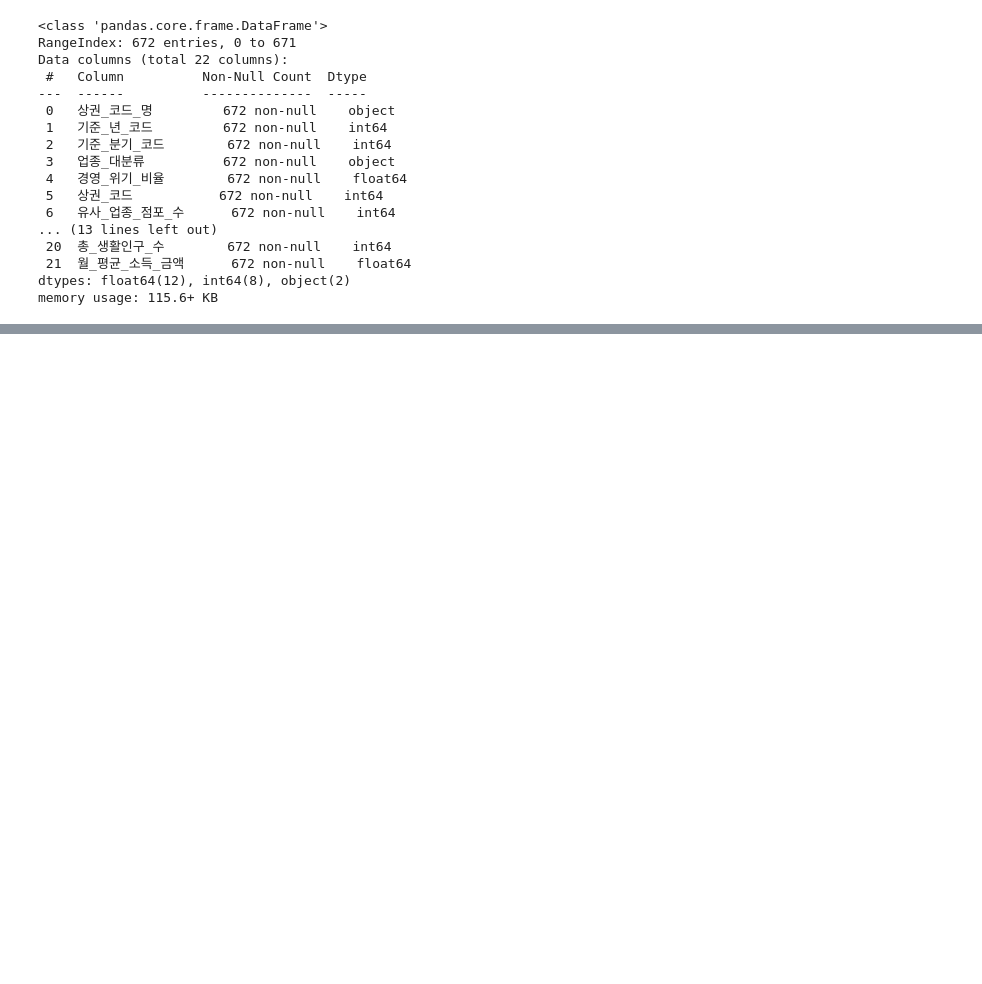
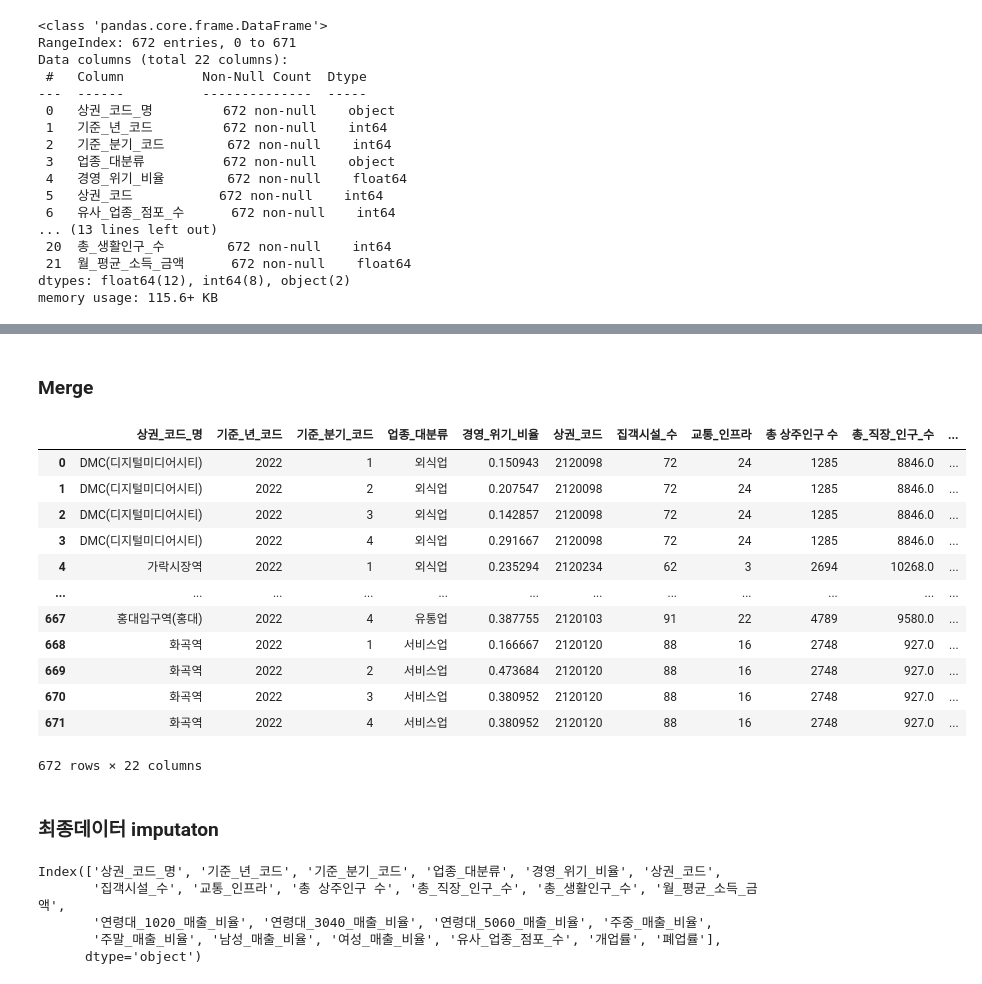
Before and after one commit to kae1128/wadada, a Jupyter notebook: data_preprocessing/SEOUL_CLASS_1_preprocessing.ipynb, the cells around one changed output, grey strips where cells are left out. Cells and saved outputs as stored; diff of their text form; code cells hidden in the pictures; blank space fills up the shorter version.

```diff
--- a/data_preprocessing/SEOUL_CLASS_1_preprocessing.ipynb
+++ b/data_preprocessing/SEOUL_CLASS_1_preprocessing.ipynb
@@ -78,0 +312,2 @@ memory usage: 115.6+ KB
+# %%
+sum_store.drop(['점포_수', '개업_점포_수', '폐업_점포_수'], axis=1, inplace=True)
@@ -78,0 +330,30 @@ memory usage: 115.6+ KB
+# %% [markdown]
+### Merge
+# %%
+merged_SEOUL_CLASS_1 = pd.merge(SEOUL_CLASS_1, avg_income, on=['기준_년_코드', '기준_분기_코드', '상권_코드', '상권_코드_명', '업종_대분류'], how = 'left')
+merged_SEOUL_CLASS_1 = pd.merge(merged_SEOUL_CLASS_1, sum_store, on=['기준_년_코드', '기준_분기_코드', '상권_코드', '상권_코드_명', '업종_대분류'], how = 'left')
+merged_SEOUL_CLASS_1
+# %% [output]
+|  | 상권_코드_명 | 기준_년_코드 | 기준_분기_코드 | 업종_대분류 | 경영_위기_비율 | 상권_코드 | 집객시설_수 | 교통_인프라 | 총 상주인구 수 | 총_직장_인구_수 | ... |
+| 0 | DMC(디지털미디어시티) | 2022 | 1 | 외식업 | 0.150943 | 2120098 | 72 | 24 | 1285 | 8846.0 | ... |
+| 1 | DMC(디지털미디어시티) | 2022 | 2 | 외식업 | 0.207547 | 2120098 | 72 | 24 | 1285 | 8846.0 | ... |
+| 2 | DMC(디지털미디어시티) | 2022 | 3 | 외식업 | 0.142857 | 2120098 | 72 | 24 | 1285 | 8846.0 | ... |
+| 3 | DMC(디지털미디어시티) | 2022 | 4 | 외식업 | 0.291667 | 2120098 | 72 | 24 | 1285 | 8846.0 | ... |
+| 4 | 가락시장역 | 2022 | 1 | 외식업 | 0.235294 | 2120234 | 62 | 3 | 2694 | 10268.0 | ... |
+| ... | ... | ... | ... | ... | ... | ... | ... | ... | ... | ... | ... |
+| 667 | 홍대입구역(홍대) | 2022 | 4 | 유통업 | 0.387755 | 2120103 | 91 | 22 | 4789 | 9580.0 | ... |
+| 668 | 화곡역 | 2022 | 1 | 서비스업 | 0.166667 | 2120120 | 88 | 16 | 2748 | 927.0 | ... |
+| 669 | 화곡역 | 2022 | 2 | 서비스업 | 0.473684 | 2120120 | 88 | 16 | 2748 | 927.0 | ... |
+| 670 | 화곡역 | 2022 | 3 | 서비스업 | 0.380952 | 2120120 | 88 | 16 | 2748 | 927.0 | ... |
+| 671 | 화곡역 | 2022 | 4 | 서비스업 | 0.380952 | 2120120 | 88 | 16 | 2748 | 927.0 | ... |
+672 rows × 22 columns
+# %% [markdown]
+### 최종데이터 imputaton
+# %%
+merged_SEOUL_CLASS_1.columns
+# %% [output]
+Index(['상권_코드_명', '기준_년_코드', '기준_분기_코드', '업종_대분류', '경영_위기_비율', '상권_코드',
+       '집객시설_수', '교통_인프라', '총 상주인구 수', '총_직장_인구_수', '총_생활인구_수', '월_평균_소득_금액',
+       '연령대_1020_매출_비율', '연령대_3040_매출_비율', '연령대_5060_매출_비율', '주중_매출_비율',
+       '주말_매출_비율', '남성_매출_비율', '여성_매출_비율', '유사_업종_점포_수', '개업률', '폐업률'],
+      dtype='object')
```
Also changed, not shown: parts of 27 cells of this notebook, 2 other files.
